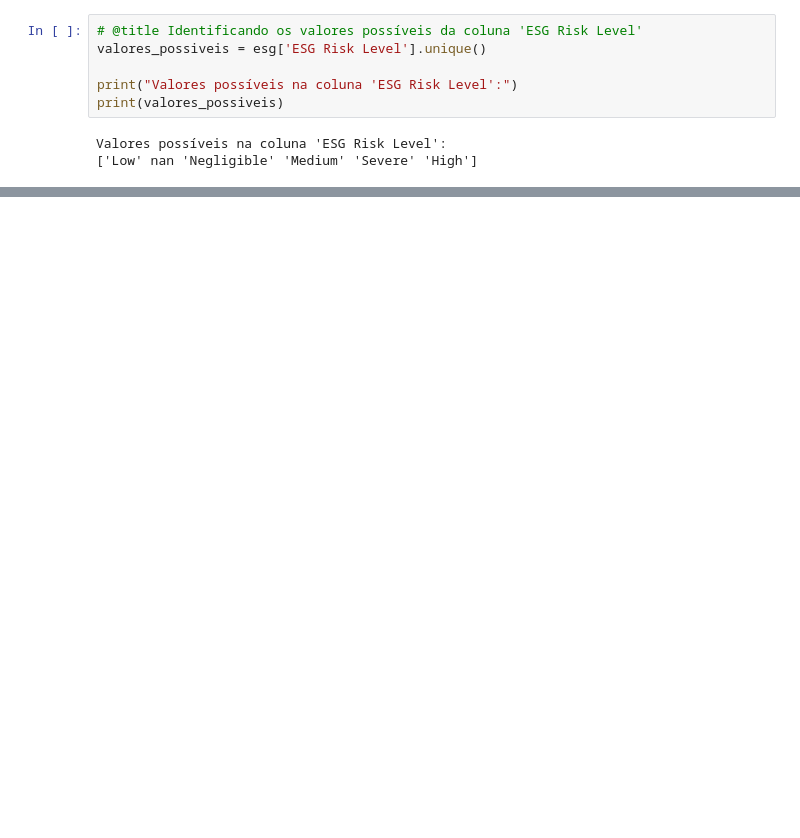
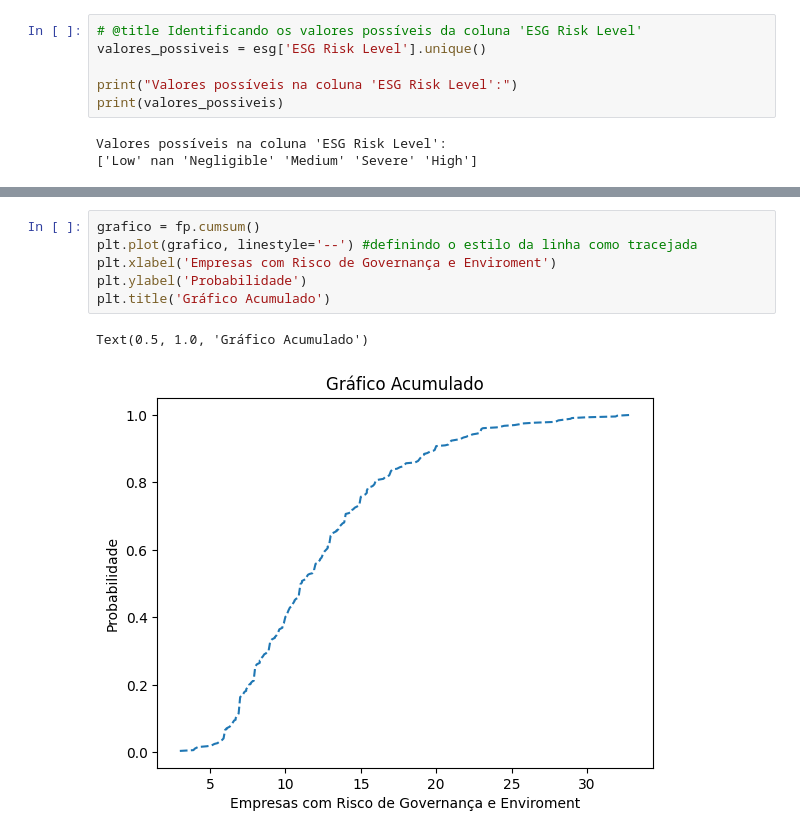
Before and after one commit to maluvsb/DatasetESG, a Jupyter notebook: esg_dataset.ipynb, the cells around one changed output, grey strips where cells are left out. Drawn from its saved outputs; the diff is of its cells as text; blank space fills up the shorter version.

```diff
--- a/esg_dataset.ipynb
+++ b/esg_dataset.ipynb
@@ -402,0 +848,9 @@ Valores possíveis na coluna 'ESG Risk Level':
+# %%
+grafico = fp.cumsum()
+plt.plot(grafico, linestyle='--') #definindo o estilo da linha como tracejada
+plt.xlabel('Empresas com Risco de Governança e Enviroment')
+plt.ylabel('Probabilidade')
+plt.title('Gráfico Acumulado')
+# %% [output]
+Text(0.5, 1.0, 'Gráfico Acumulado')
+[figure, added]
```
Also changed, not shown: parts of 43 cells of this notebook.
